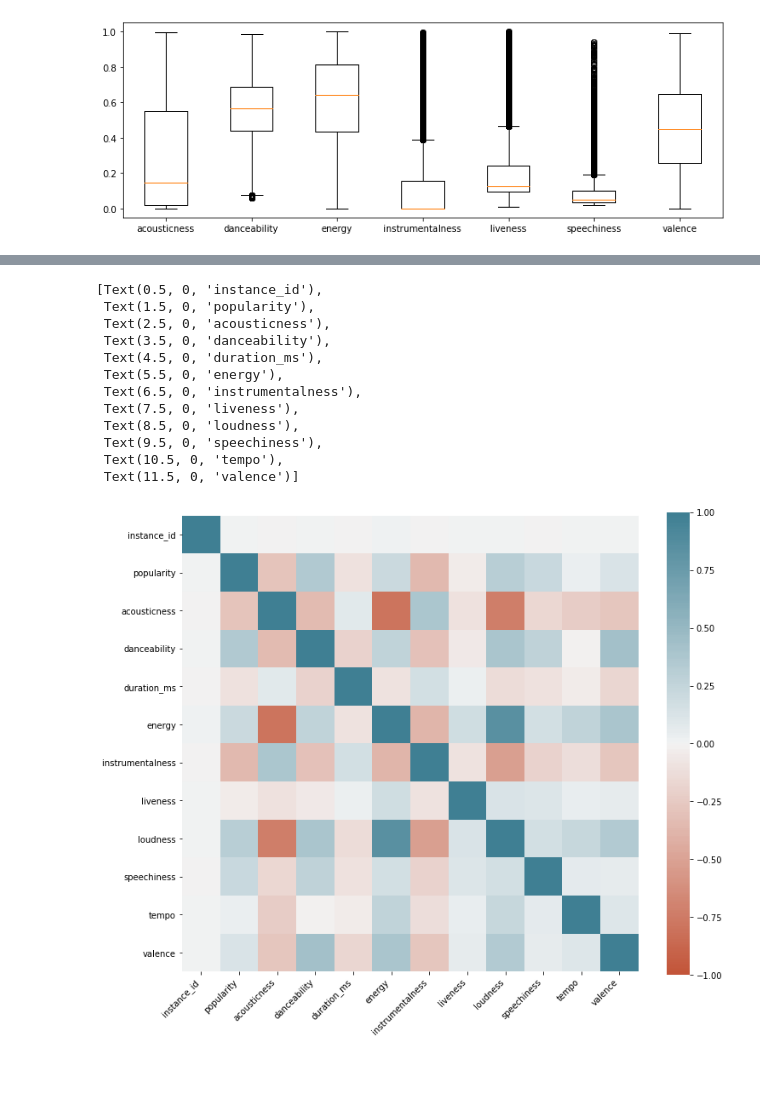
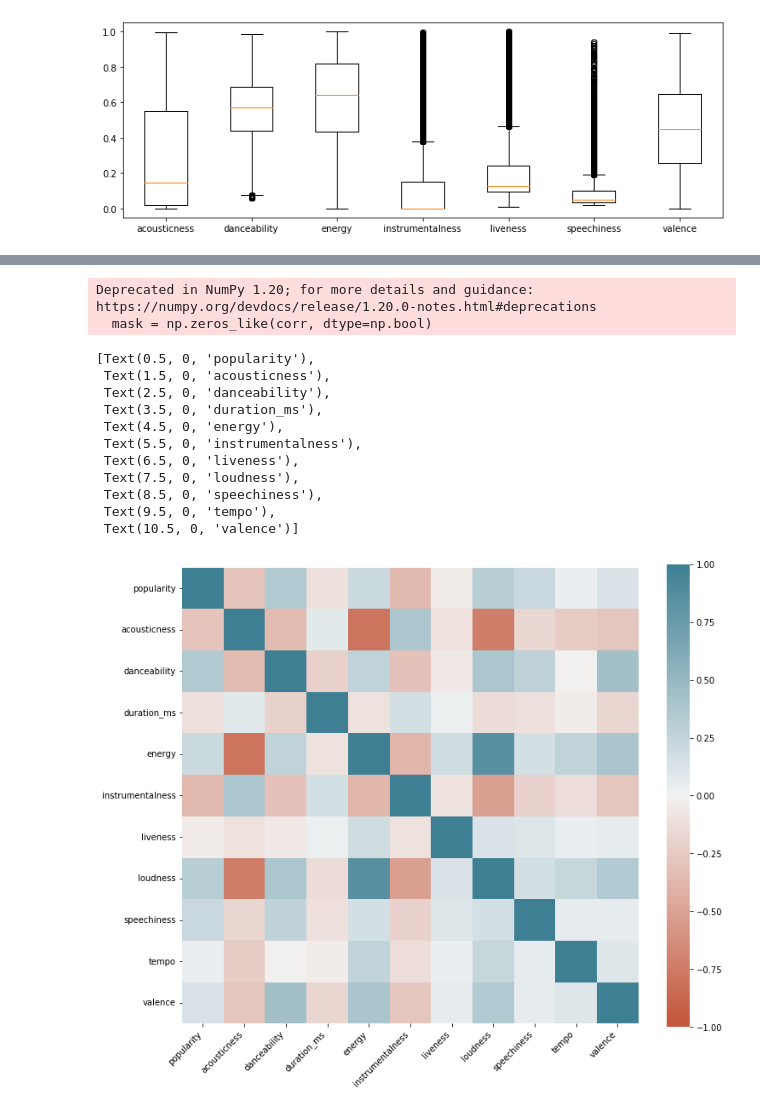
Before and after one commit to alarsen123/music-genre-classification, a Jupyter notebook: MLP2/analysis/analysis.ipynb, the cells around one changed output, grey strips where cells are left out. Cells and saved outputs as stored; diff of their text form; code cells hidden in the pictures; blank space fills up the shorter version.

Commit message:
finished csv data preprocessing

```diff
--- a/MLP2/analysis/analysis.ipynb
+++ b/MLP2/analysis/analysis.ipynb
@@ -377,0 +386,7 @@ plt.show()
+# %%
+# Normalize the data
+scaler = MinMaxScaler()
+
+dropped[['popularity', 'duration_ms', 'loudness', 'tempo']] = scaler.fit_transform(dropped[['popularity', 'duration_ms', 'loudness', 'tempo']])
+
+dropped.describe()
@@ -378,46 +457,46 @@ plt.show()
 # %%
 import matplotlib.pyplot as plt
 import seaborn as sns
 import pandas as pd
 import numpy as np
 np.random.seed(1)
 
 # Compute the correlation matrix
-corr = dropped.corr()
+corr = dropped.drop(columns=['instance_id']).corr()
 
 
 # Generate a mask for the upper triangle
 mask = np.zeros_like(corr, dtype=np.bool)
 mask[np.triu_indices_from(mask)] = True
 
 # Set up the matplotlib figure
 fig, ax = plt.subplots(figsize=(12,10))
 
-corr = df.corr()
 ax = sns.heatmap(
     corr,
     vmin=-1, vmax=1, center=0,
     cmap=sns.diverging_palette(20, 220, n=200),
     square=True
 )
 ax.set_xticklabels(
     ax.get_xticklabels(),
     rotation=45,
     horizontalalignment='right'
 )
 # %% [output]
-[Text(0.5, 0, 'instance_id'),
- Text(1.5, 0, 'popularity'),
- Text(2.5, 0, 'acousticness'),
- Text(3.5, 0, 'danceability'),
- Text(4.5, 0, 'duration_ms'),
- Text(5.5, 0, 'energy'),
- Text(6.5, 0, 'instrumentalness'),
- Text(7.5, 0, 'liveness'),
- Text(8.5, 0, 'loudness'),
- Text(9.5, 0, 'speechiness'),
- Text(10.5, 0, 'tempo'),
- Text(11.5, 0, 'valence')]
+Deprecated in NumPy 1.20; for more details and guidance: https://numpy.org/devdocs/release/1.20.0-notes.html#deprecations
+  mask = np.zeros_like(corr, dtype=np.bool)
+[Text(0.5, 0, 'popularity'),
+ Text(1.5, 0, 'acousticness'),
+ Text(2.5, 0, 'danceability'),
+ Text(3.5, 0, 'duration_ms'),
+ Text(4.5, 0, 'energy'),
+ Text(5.5, 0, 'instrumentalness'),
+ Text(6.5, 0, 'liveness'),
+ Text(7.5, 0, 'loudness'),
+ Text(8.5, 0, 'speechiness'),
+ Text(9.5, 0, 'tempo'),
+ Text(10.5, 0, 'valence')]
-[figure, old version]
+[figure, new version]
 # %%
 from scipy import stats
```
Also changed, not shown: parts of 11 cells of this notebook.
